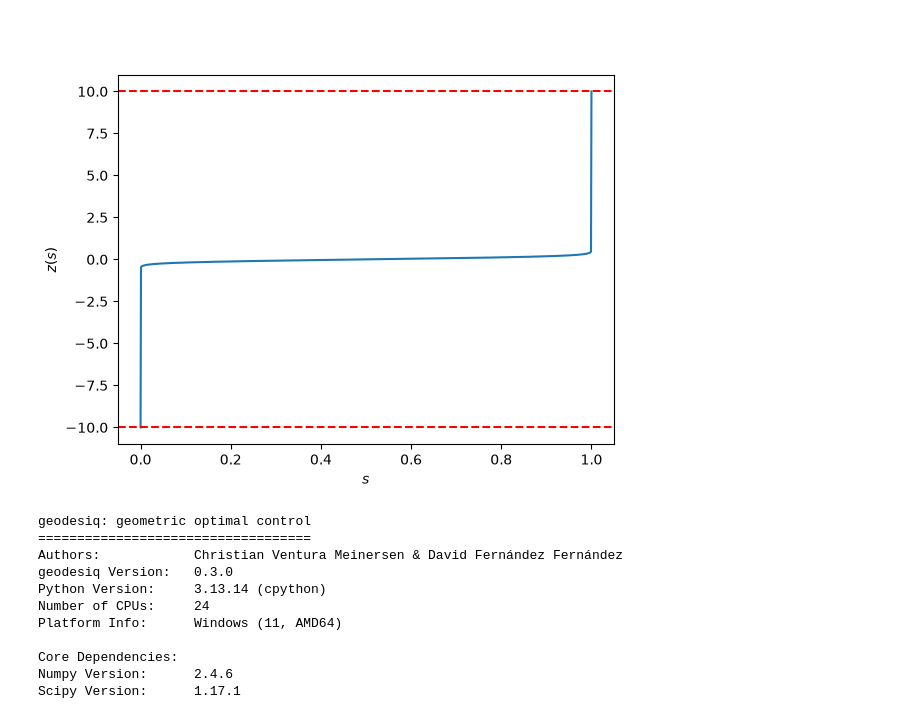
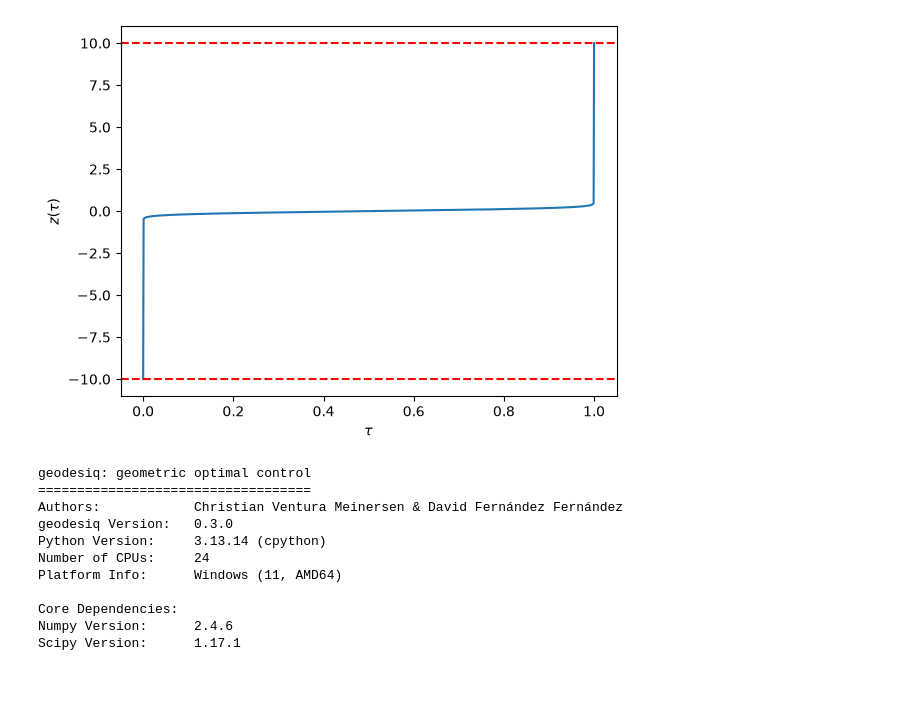
Before and after one commit to geodesiq-control/geodesiq-control, a Jupyter notebook: dev/BoundaryCondition.ipynb, the cells around one changed output. Saved outputs shown, nothing was run; the diff lists cells and outputs as text; code cells hidden in the pictures; blank space fills up the shorter version.

```diff
--- a/dev/BoundaryCondition.ipynb
+++ b/dev/BoundaryCondition.ipynb
@@ -28,18 +28,18 @@ model.set_parameters(x=x)
 model.set_control(control_name="z", pulse_initial=z0, pulse_final=zf, initial_state=0, alpha=alpha, beta=beta)
 model.solve_problem()
 # %%
-s, pulse = model._s, model.control_sol
+tau, pulse = model.tau, model.control_sol
 
 fig, ax = plt.subplots()
-ax.plot(s, pulse)
+ax.plot(tau, pulse)
 
 ax.axhline(z0, c="r", ls="--")
 ax.axhline(zf, c="r", ls="--")
 
-ax.set_xlabel(r"$s$")
-ax.set_ylabel(r"$z(s)$");
+ax.set_xlabel(r"$\tau$")
+ax.set_ylabel(r"$z(\tau)$");
 # %% [output]
-[figure, old version]
+[figure, new version]
 # %%
 about()
 # %% [output]
```
Also changed, not shown: 10 other files.
